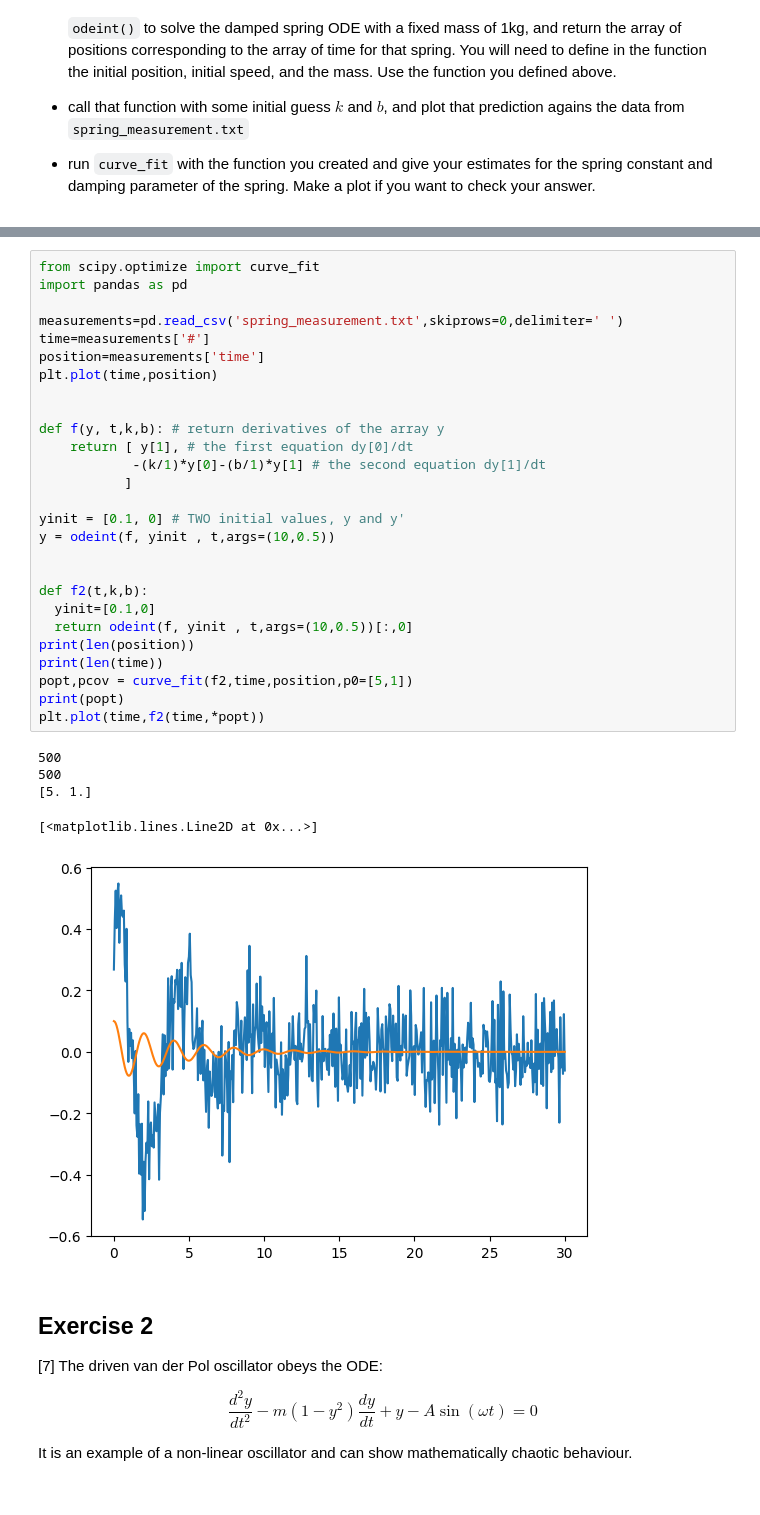
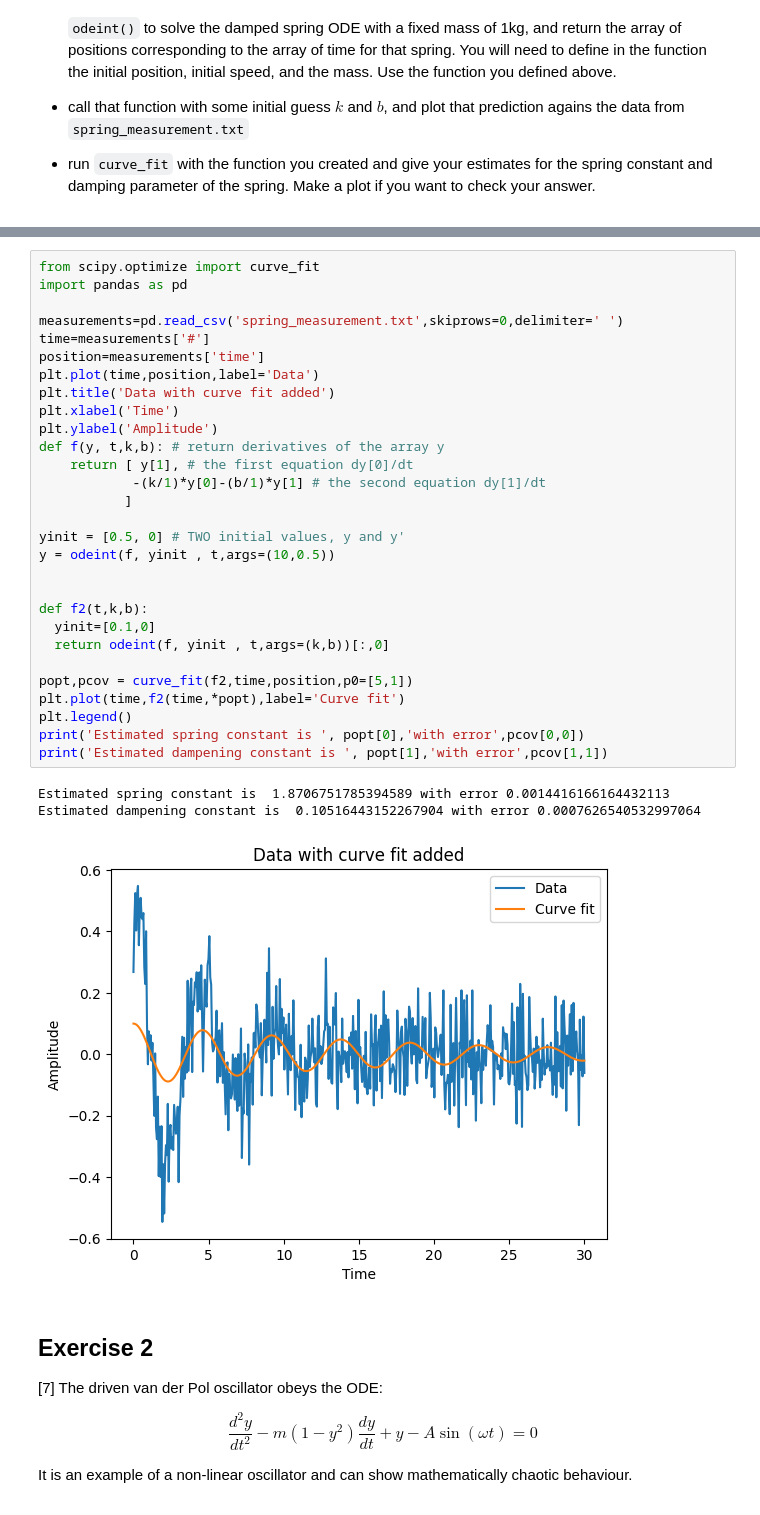
Before and after one commit to PX2145-2025/week-8-b-Allan-PatelAidan, a Jupyter notebook: ODEs.ipynb, the cells around one changed output, grey strips where cells are left out. Drawn from its saved outputs; the diff is of its cells as text.

```diff
--- a/ODEs.ipynb
+++ b/ODEs.ipynb
@@ -285,36 +285,36 @@ spring_measurement. 100%[===================>]  24.68K  --.-KB/s    in 0.004s
 # %%
 from scipy.optimize import curve_fit
 import pandas as pd
 
 measurements=pd.read_csv('spring_measurement.txt',skiprows=0,delimiter=' ')
 time=measurements['#']
 position=measurements['time']
-plt.plot(time,position)
-
-
+plt.plot(time,position,label='Data')
+plt.title('Data with curve fit added')
+plt.xlabel('Time')
+plt.ylabel('Amplitude')
 def f(y, t,k,b): # return derivatives of the array y
     return [ y[1], # the first equation dy[0]/dt
             -(k/1)*y[0]-(b/1)*y[1] # the second equation dy[1]/dt
            ]
 
-yinit = [0.1, 0] # TWO initial values, y and y'
+yinit = [0.5, 0] # TWO initial values, y and y'
 y = odeint(f, yinit , t,args=(10,0.5))
 
 
 def f2(t,k,b):
   yinit=[0.1,0]
-  return odeint(f, yinit , t,args=(10,0.5))[:,0]
-print(len(position))
-print(len(time))
+  return odeint(f, yinit , t,args=(k,b))[:,0]
+
 popt,pcov = curve_fit(f2,time,position,p0=[5,1])
-print(popt)
-plt.plot(time,f2(time,*popt))
+plt.plot(time,f2(time,*popt),label='Curve fit')
+plt.legend()
+print('Estimated spring constant is ', popt[0],'with error',pcov[0,0])
+print('Estimated dampening constant is ', popt[1],'with error',pcov[1,1])
 # %% [output]
-500
-500
-[5. 1.]
+Estimated spring constant is  1.8706751785394589 with error 0.0014416166164432113
+Estimated dampening constant is  0.10516443152267904 with error 0.0007626540532997064
-[<matplotlib.lines.Line2D at 0x...>]
-[figure, old version]
+[figure, new version]
 # %% [markdown]
 ## Exercise 2
 
```
Also changed, not shown: parts of 2 cells of this notebook.
